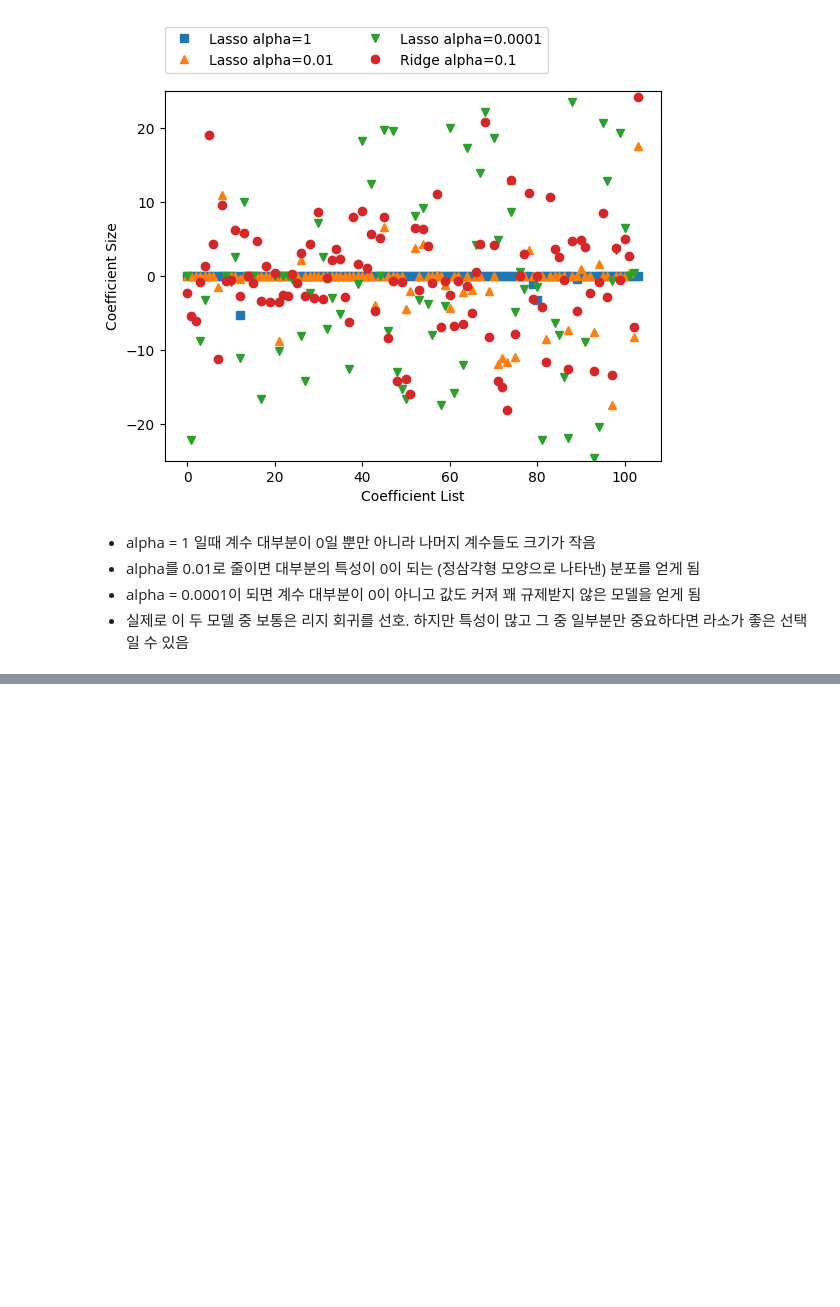
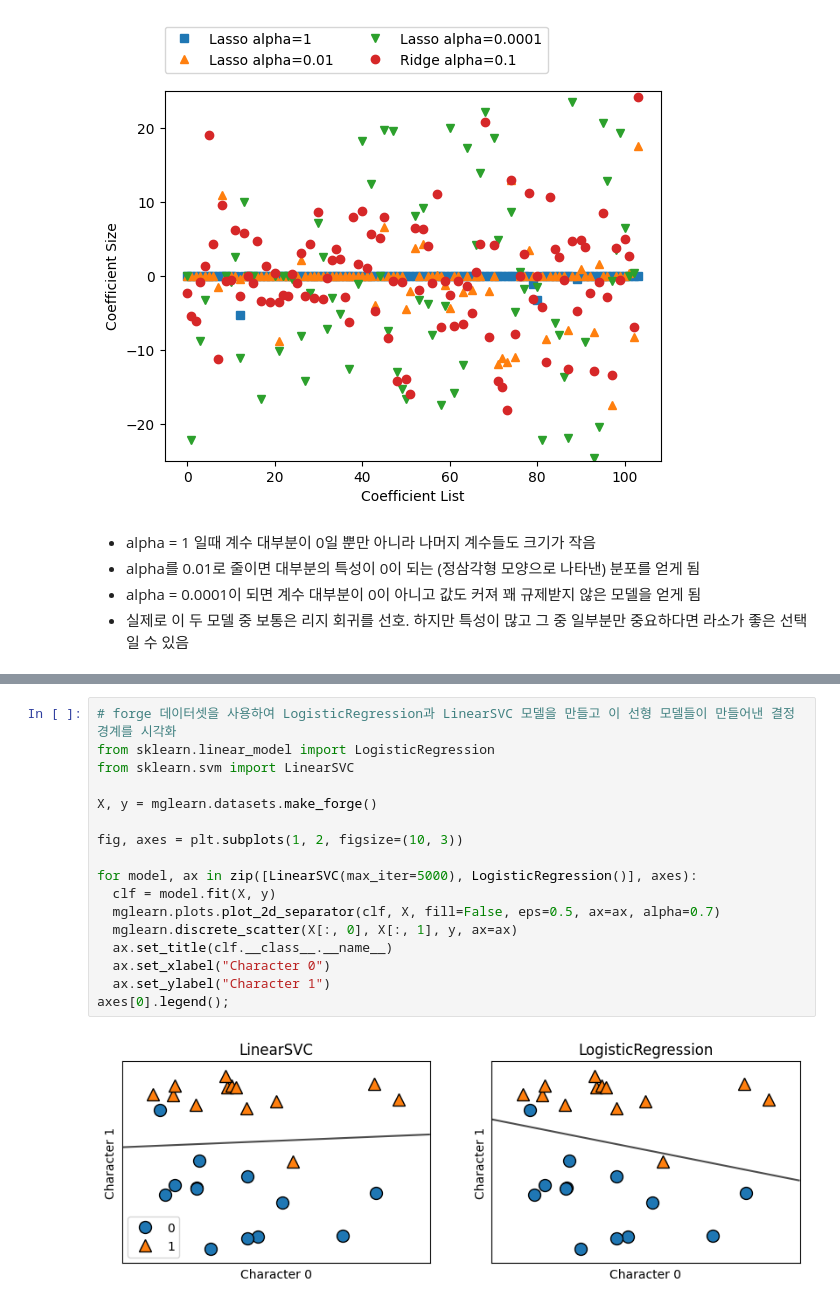
Before and after one commit to haribo09876/MachineLearning, a Jupyter notebook: 02. SupervisedLearning/03. SupervisedLearningAlgorithm.ipynb, the cells around one changed output, grey strips where cells are left out. Cells and saved outputs as stored; diff of their text form; blank space fills up the shorter version.

```diff
--- a/02. SupervisedLearning/03. SupervisedLearningAlgorithm.ipynb
+++ b/02. SupervisedLearning/03. SupervisedLearningAlgorithm.ipynb
@@ -430,0 +434,19 @@ plt.ylabel("Coefficient Size");
+# %%
+# forge 데이터셋을 사용하여 LogisticRegression과 LinearSVC 모델을 만들고 이 선형 모델들이 만들어낸 결정 경계를 시각화
+from sklearn.linear_model import LogisticRegression
+from sklearn.svm import LinearSVC
+
+X, y = mglearn.datasets.make_forge()
+
+fig, axes = plt.subplots(1, 2, figsize=(10, 3))
+
+for model, ax in zip([LinearSVC(max_iter=5000), LogisticRegression()], axes):
+  clf = model.fit(X, y)
+  mglearn.plots.plot_2d_separator(clf, X, fill=False, eps=0.5, ax=ax, alpha=0.7)
+  mglearn.discrete_scatter(X[:, 0], X[:, 1], y, ax=ax)
+  ax.set_title(clf.__class__.__name__)
+  ax.set_xlabel("Character 0")
+  ax.set_ylabel("Character 1")
+axes[0].legend();
+# %% [output]
+[figure, added]
```
Also changed, not shown: parts of 4 cells of this notebook.
